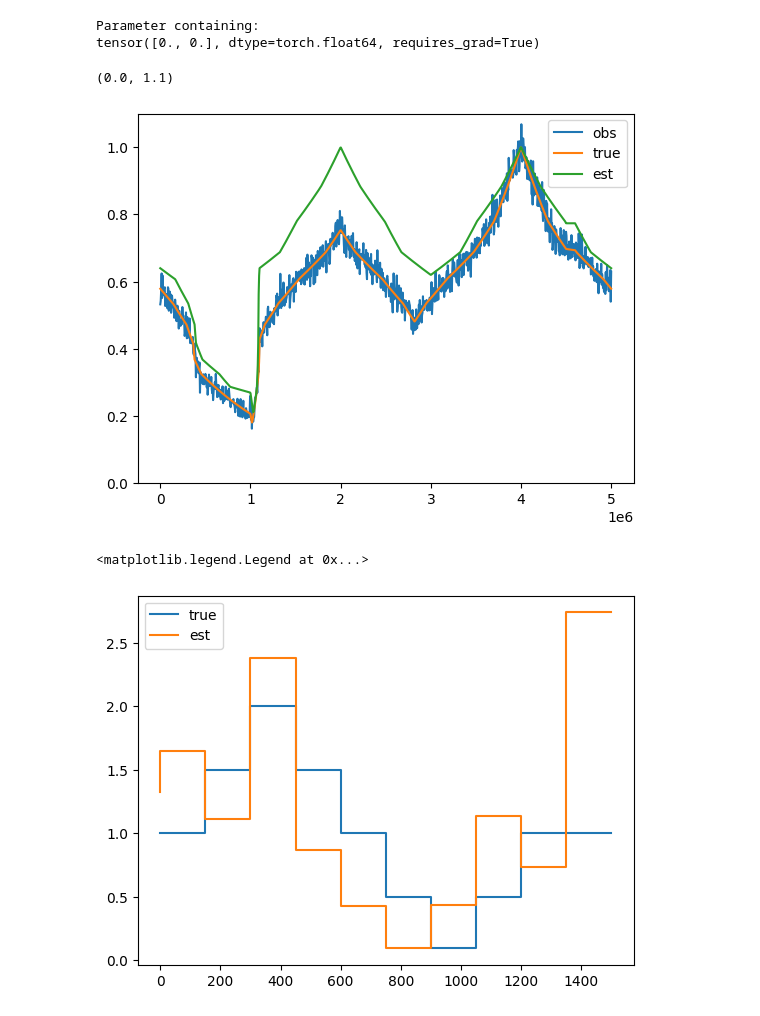
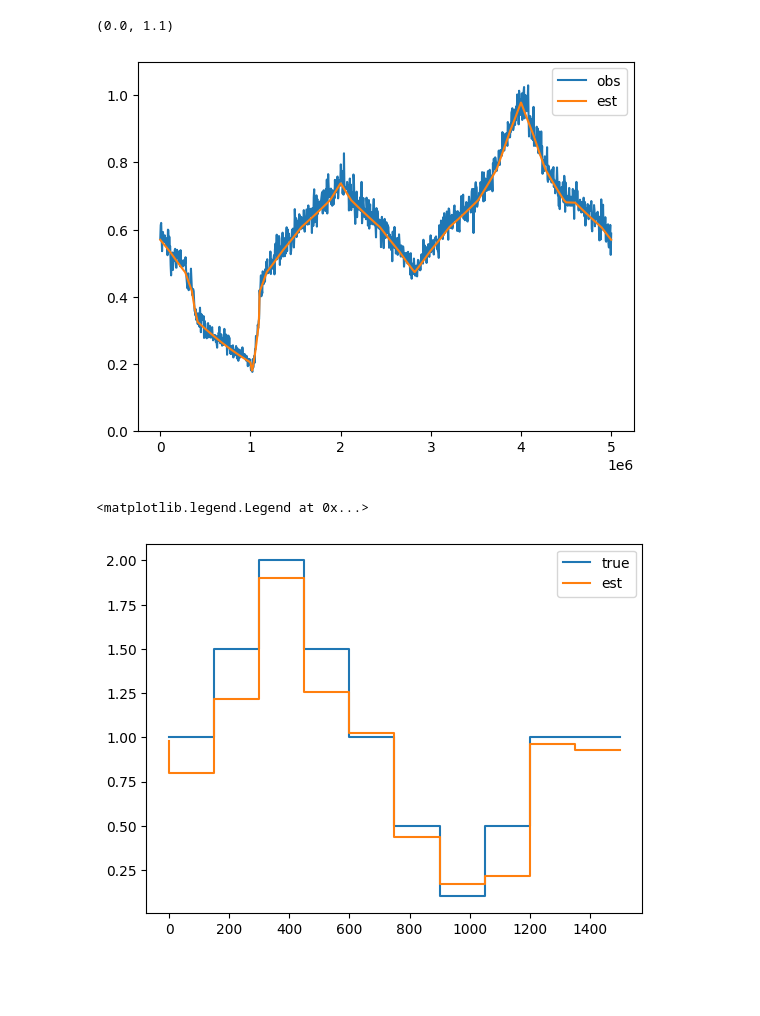
Before and after one commit to oist/VeloGP, a Jupyter notebook: velogp/test_velocity_estimation.ipynb, the cells around one changed output. Drawn from its saved outputs; the diff is of its cells as text; code cells hidden in the pictures; blank space fills up the shorter version.

```diff
--- a/velogp/test_velocity_estimation.ipynb
+++ b/velogp/test_velocity_estimation.ipynb
@@ -33,7 +33,7 @@ s_obs = numpy.sqrt(y_obs)
 # %%
 m = velocity_model.VelocityModel(L, True, origins, h_tgrid, g_xranges_l, g_xranges_u)
 m.growthrate = Growthrate
-m.h_sigma = 1
+m.h_sigma = torch.tensor([1], dtype=torch.double)
 m.h_timescale = torch.nn.Parameter(torch.tensor([1e4], dtype=torch.double))
 # NOTE: Currently starts with the correct v0
 #m.v0 = torch.nn.Parameter(torch.tensor([v0], dtype=torch.double))
@@ -66,24 +47,19 @@ VelocityModel()
-# %%
-fit.model.delay
-# %% [output]
-Parameter containing:
-tensor([0., 0.], dtype=torch.float64, requires_grad=True)
 # %%
 p = m.P(x).detach().numpy()
 ptrue = mtrue.P(x).detach().numpy()
 pyplot.plot(x, (numpy.mean(ptrue) * y_obs / numpy.mean(y_obs)), label="obs")
-pyplot.plot(x, ptrue, label="true")
+#pyplot.plot(x, ptrue, label="true")
 pyplot.plot(x, p, label="est")
 #pyplot.plot(x, ptrue, label="true")
 pyplot.legend()
 pyplot.ylim([0.0, 1.1])
 # %% [output]
 (0.0, 1.1)
-[figure, old version]
+[figure, new version]
 # %%
 pyplot.step(mtrue.h_tgrid, numpy.exp(mtrue.h_log.detach().numpy()), label="true")
 pyplot.step(m.h_tgrid, numpy.exp(m.h_log.detach().numpy()), label="est")
 pyplot.legend()
 # %% [output]
 <matplotlib.legend.Legend at 0x...>
-[figure, old version]
+[figure, new version]
```
Also changed, not shown: parts of 1 cell of this notebook.
